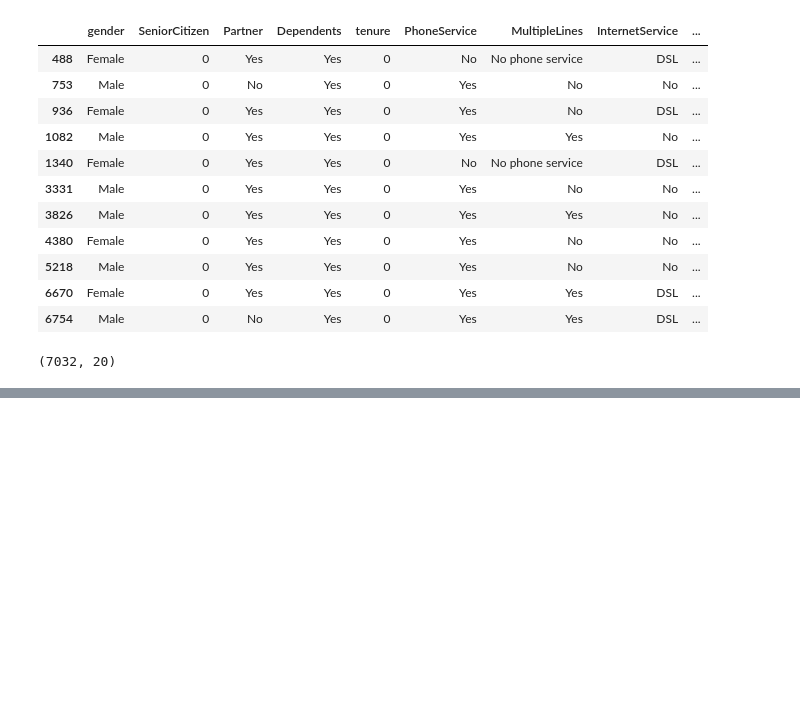
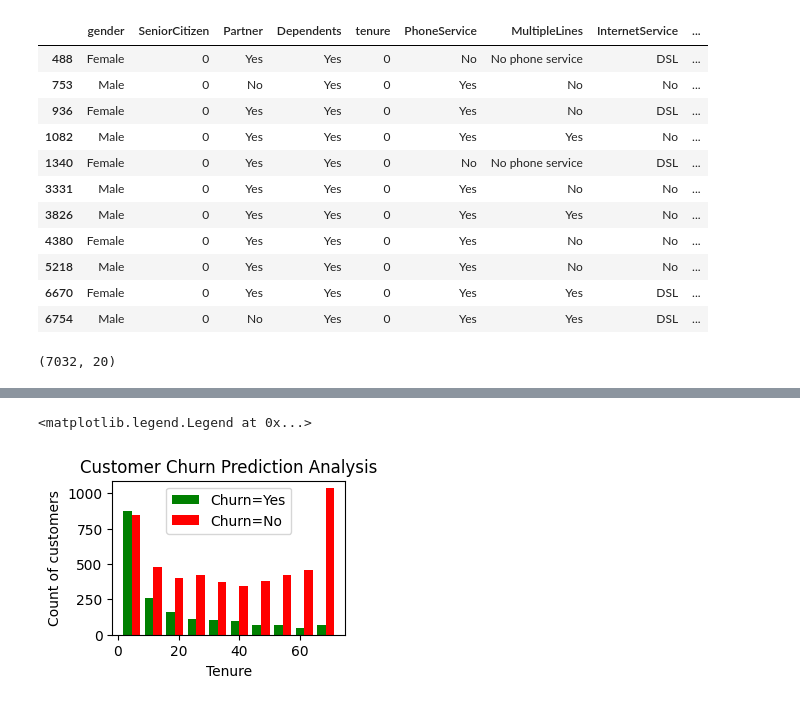
Before and after one commit to Muhammad-Ahtasham/Learnings, a Jupyter notebook: CustomerChurnPrediction_UsingANN.ipynb, the cells around one changed output, grey strips where cells are left out. Drawn from its saved outputs; the diff is of its cells as text; code cells hidden in the pictures; blank space fills up the shorter version.

```diff
--- a/CustomerChurnPrediction_UsingANN.ipynb
+++ b/CustomerChurnPrediction_UsingANN.ipynb
@@ -68,3 +67,6 @@ df1 = df[df.TotalCharges!=' ']
 df1.shape
 # %% [output]
 (7032, 20)
+# %%
+df1.TotalCharges = pd.to_numeric(df1.TotalCharges)
+df1.TotalCharges.dtypes
@@ -70,0 +117,16 @@ df1.shape
+# %%
+tenure_churn_no =  df1[df1.Churn=='No'].tenure
+tenure_churn_yes =  df1[df1.Churn=='Yes'].tenure
+# %%
+import matplotlib.pyplot as plt
+import numpy as np
+
+plt.figure(figsize=(3,2))
+plt.xlabel('Tenure')
+plt.ylabel('Count of customers')
+plt.title('Customer Churn Prediction Analysis')
+plt.hist([tenure_churn_yes, tenure_churn_no], color=['green', 'red'], label=['Churn=Yes', 'Churn=No'])
+plt.legend()
+# %% [output]
+<matplotlib.legend.Legend at 0x...>
+[figure, added]
```
Also changed, not shown: parts of 13 cells of this notebook.
